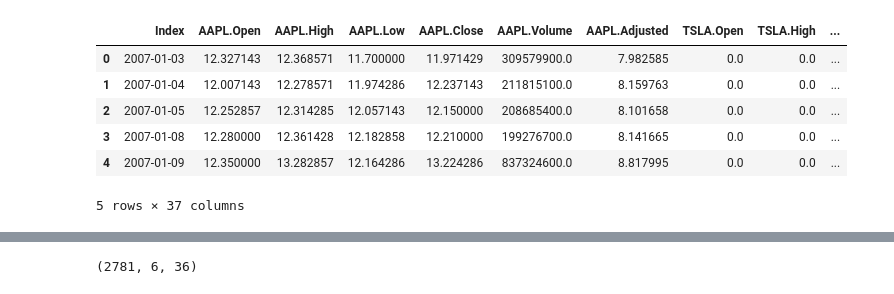
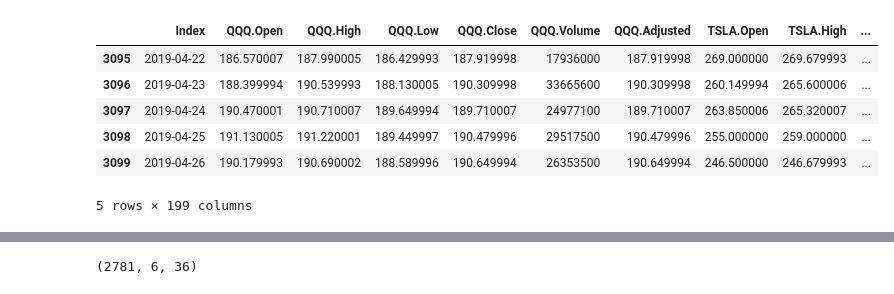
Before and after one commit to ngopal/HedgeFundData, a Jupyter notebook: forecast/DEV_MultipleInputs.ipynb, the cells around one changed output, grey strips where cells are left out. Cells and saved outputs as stored; diff of their text form; code cells hidden in the pictures.

```diff
--- a/forecast/DEV_MultipleInputs.ipynb
+++ b/forecast/DEV_MultipleInputs.ipynb
@@ -8,12 +8,12 @@ from keras.callbacks import *
 from keras.models import *
 # %%
 data = pd.read_csv('../data/files/multiple_concatenated_tickers.csv')
-data.head()
+data.tail()
 # %% [output]
-|  | Index | AAPL.Open | AAPL.High | AAPL.Low | AAPL.Close | AAPL.Volume | AAPL.Adjusted | TSLA.Open | TSLA.High | ... |
-| 0 | 2007-01-03 | 12.327143 | 12.368571 | 11.700000 | 11.971429 | 309579900.0 | 7.982585 | 0.0 | 0.0 | ... |
-| 1 | 2007-01-04 | 12.007143 | 12.278571 | 11.974286 | 12.237143 | 211815100.0 | 8.159763 | 0.0 | 0.0 | ... |
-| 2 | 2007-01-05 | 12.252857 | 12.314285 | 12.057143 | 12.150000 | 208685400.0 | 8.101658 | 0.0 | 0.0 | ... |
-| 3 | 2007-01-08 | 12.280000 | 12.361428 | 12.182858 | 12.210000 | 199276700.0 | 8.141665 | 0.0 | 0.0 | ... |
-| 4 | 2007-01-09 | 12.350000 | 13.282857 | 12.164286 | 13.224286 | 837324600.0 | 8.817995 | 0.0 | 0.0 | ... |
+|  | Index | QQQ.Open | QQQ.High | QQQ.Low | QQQ.Close | QQQ.Volume | QQQ.Adjusted | TSLA.Open | TSLA.High | ... |
+| 3095 | 2019-04-22 | 186.570007 | 187.990005 | 186.429993 | 187.919998 | 17936000 | 187.919998 | 269.000000 | 269.679993 | ... |
+| 3096 | 2019-04-23 | 188.399994 | 190.539993 | 188.130005 | 190.309998 | 33665600 | 190.309998 | 260.149994 | 265.600006 | ... |
+| 3097 | 2019-04-24 | 190.470001 | 190.710007 | 189.649994 | 189.710007 | 24977100 | 189.710007 | 263.850006 | 265.320007 | ... |
+| 3098 | 2019-04-25 | 191.130005 | 191.220001 | 189.449997 | 190.479996 | 29517500 | 190.479996 | 255.000000 | 259.000000 | ... |
+| 3099 | 2019-04-26 | 190.179993 | 190.690002 | 188.589996 | 190.649994 | 26353500 | 190.649994 | 246.500000 | 246.679993 | ... |
-5 rows × 37 columns
+5 rows × 199 columns
```
Also changed, not shown: parts of 6 cells of this notebook, 2 other files.
